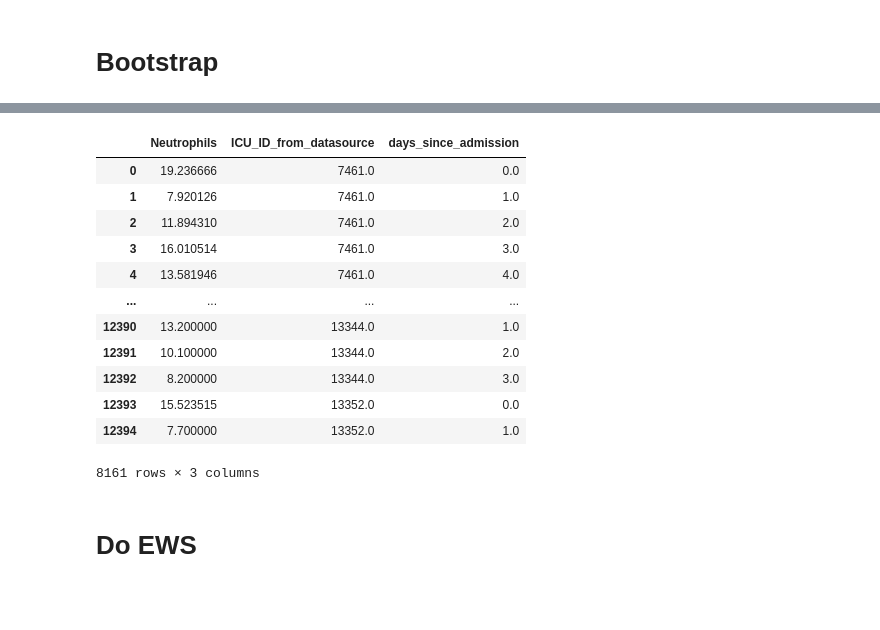
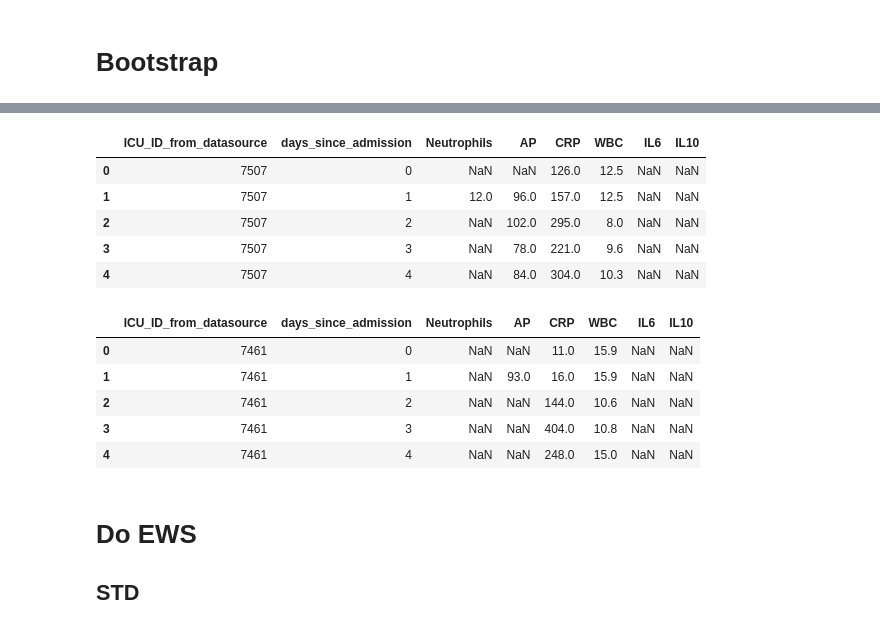
Before and after one commit to UvaCsl/immune-burn, a Jupyter notebook: notebooks/EWS.ipynb, the cells around one changed output, grey strips where cells are left out. Drawn from its saved outputs; the diff is of its cells as text; code cells hidden in the pictures; blank space fills up the shorter version.

```diff
--- a/notebooks/EWS.ipynb
+++ b/notebooks/EWS.ipynb
@@ -25,7 +29,10 @@ data = pd.read_csv('../data/MARS_luminex.csv')
 survive = pd.read_csv('../data/ICU_survival.csv')
 # %%
 # merge data
-df = data.merge(survive[['ICU_ID_from_datasource', 'death_in_ICU']], on='ICU_ID_from_datasource')
+df = data.merge(survive[['ICU_ID_from_datasource',
+                'death_in_ICU']], on='ICU_ID_from_datasource')
+
+
 
 # get critical patients
 df_critical = df[df['death_in_ICU'] == 1]
@@ -85,5 +78,0 @@ def bootstrap_df(df):
-# %%
-df_non_critical = df[df['death_in_ICU'] == 0]
-to_drop = ['Unnamed: 0', 'ICU_Admission_TK', 'Assessment_Dates_TK', 'death_in_ICU']
-df_non_critical = df_non_critical.drop(to_drop, axis=1)
-df_non_critical.head()
@@ -161,16 +78,0 @@ df_cell
-# %%
-df_cell_boot
-# %% [output]
-|  | Neutrophils | ICU_ID_from_datasource | days_since_admission |
-| 0 | 19.236666 | 7461.0 | 0.0 |
-| 1 | 7.920126 | 7461.0 | 1.0 |
-| 2 | 11.894310 | 7461.0 | 2.0 |
-| 3 | 16.010514 | 7461.0 | 3.0 |
-| 4 | 13.581946 | 7461.0 | 4.0 |
-| ... | ... | ... | ... |
-| 12390 | 13.200000 | 13344.0 | 1.0 |
-| 12391 | 10.100000 | 13344.0 | 2.0 |
-| 12392 | 8.200000 | 13344.0 | 3.0 |
-| 12393 | 15.523515 | 13352.0 | 0.0 |
-| 12394 | 7.700000 | 13352.0 | 1.0 |
-8161 rows × 3 columns
@@ -177,8 +161,26 @@ df_cell_boot
 # %%
-def bootstrap(df, method):
-    if method == 'sampling':
-        return do_bootstrap_sampling(df)
-    elif method == 'distribution':
-        return do_bootstrap_dist(df)
+df_critical = drop_columns(df_critical, to_drop)
+df_critical = rename(df_critical, dic)
+df_critical.head()
+# %% [output]
+|  | ICU_ID_from_datasource | days_since_admission | Neutrophils | AP | CRP | WBC | IL6 | IL10 |
+| 0 | 7507 | 0 | NaN | NaN | 126.0 | 12.5 | NaN | NaN |
+| 1 | 7507 | 1 | 12.0 | 96.0 | 157.0 | 12.5 | NaN | NaN |
+| 2 | 7507 | 2 | NaN | 102.0 | 295.0 | 8.0 | NaN | NaN |
+| 3 | 7507 | 3 | NaN | 78.0 | 221.0 | 9.6 | NaN | NaN |
+| 4 | 7507 | 4 | NaN | 84.0 | 304.0 | 10.3 | NaN | NaN |
-# %% [markdown]
-# Do EWS
+# %%
+df_non_critical = drop_columns(df_non_critical, to_drop)
+df_non_critical = rename(df_non_critical, dic)
+df_non_critical.head()
+# %% [output]
+|  | ICU_ID_from_datasource | days_since_admission | Neutrophils | AP | CRP | WBC | IL6 | IL10 |
+| 0 | 7461 | 0 | NaN | NaN | 11.0 | 15.9 | NaN | NaN |
+| 1 | 7461 | 1 | NaN | 93.0 | 16.0 | 15.9 | NaN | NaN |
+| 2 | 7461 | 2 | NaN | NaN | 144.0 | 10.6 | NaN | NaN |
+| 3 | 7461 | 3 | NaN | NaN | 404.0 | 10.8 | NaN | NaN |
+| 4 | 7461 | 4 | NaN | NaN | 248.0 | 15.0 | NaN | NaN |
+# %% [markdown]
+# Do EWS
+
+## STD
```
Also changed, not shown: parts of 17 cells of this notebook, 7 other files.
